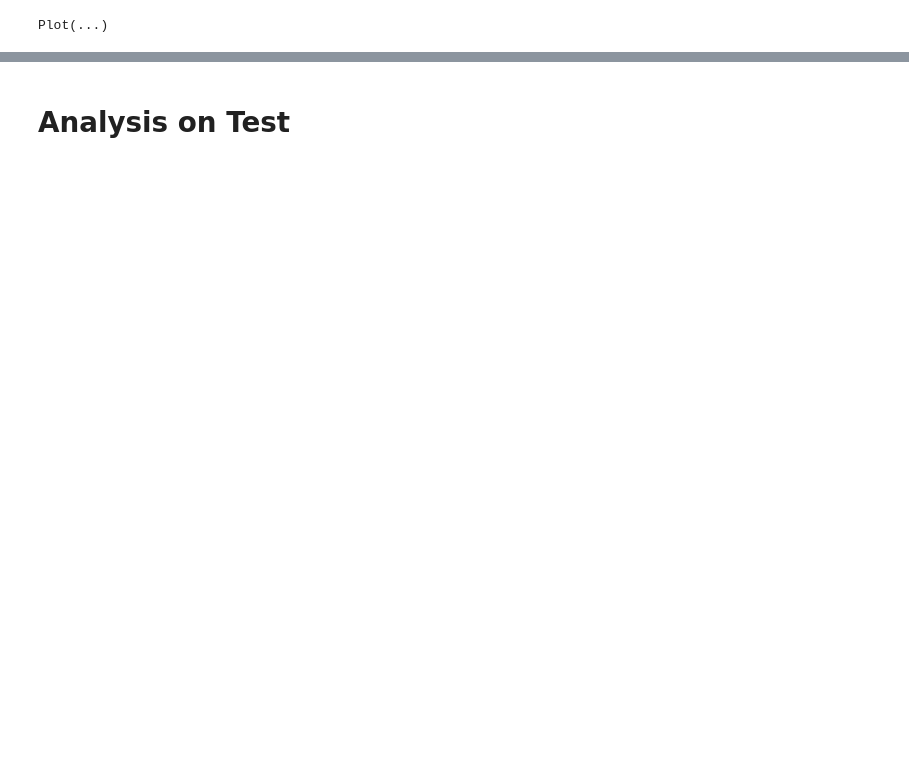
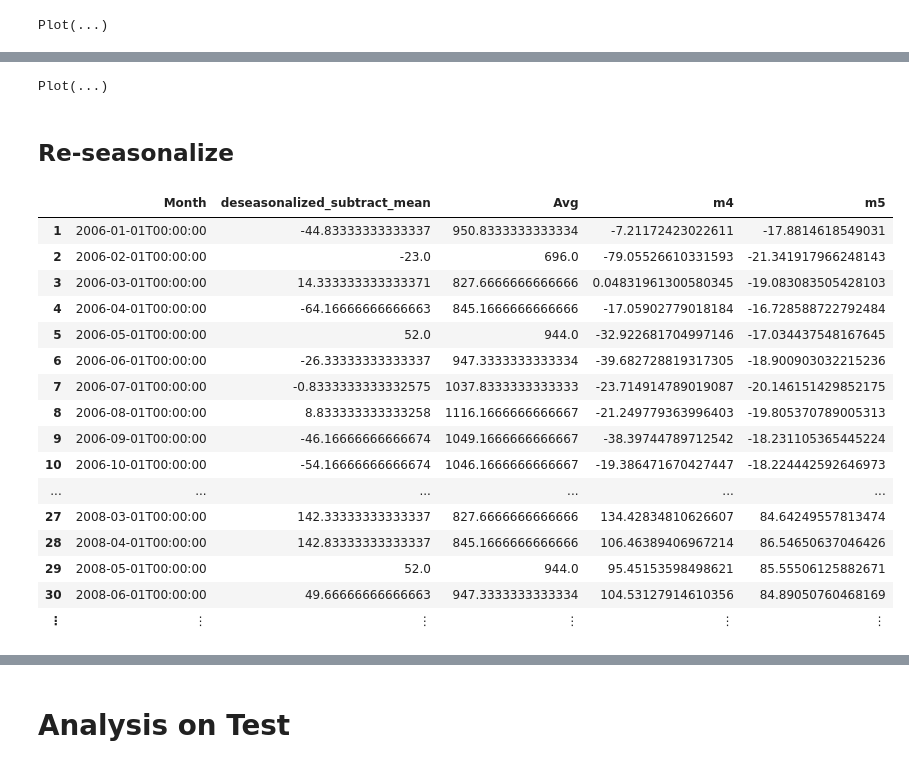
Before and after one commit to rainy0niu/Predicting-Crimes-in-Philadelphia, a Jupyter notebook: project_code/Deseasonalized_Fitting.ipynb, the cells around one changed output, grey strips where cells are left out. Cells and saved outputs as stored; diff of their text form; code cells hidden in the pictures; blank space fills up the shorter version.

```diff
--- a/project_code/Deseasonalized_Fitting.ipynb
+++ b/project_code/Deseasonalized_Fitting.ipynb
@@ -131,0 +195,5 @@ Plot(...)
+# %%
+Dmodels1 = DBurglary[:,50:50]
+Dmodels2 = DBurglary[:,1:1]
+Dmodels3 = Burglary[:,47:47]
+Dmodels = [Dmodels2 Dmodels1 Dmodels3]
@@ -131,0 +220,2 @@ Plot(...)
+# %%
+Dmodels[:m4] =  X₄*w₄
@@ -131,0 +240,4 @@ Plot(...)
+# %%
+
+X₄ = convert(Array{Float64, 2},X₄)
+quadreg = proxgrad_linesearch(QuadLoss(), QuadReg(), X₄, y₄; stepsize = L, maxiters = 100000)
@@ -131,0 +264,2 @@ Plot(...)
+# %%
+Dmodels[:m5] =  X₄*quadreg
@@ -131,0 +284,30 @@ Plot(...)
+# %%
+set_default_plot_size(30cm,10cm)
+Gadfly.plot(Dmodels,x=:Month,y=:deseasonalized_subtract_mean,Geom.point,
+layer(x=:Month,y=:m4,Geom.line,Theme(default_color=colorant"orange")),
+layer(x=:Month,y=:m5,Geom.line,Theme(default_color=colorant"green")),
+Guide.manual_color_key("Legend", ["NoReg", "QuadReg"], ["orange", "green"]))
+# %% [output]
+Plot(...)
+# %% [markdown]
+## Re-seasonalize
+# %%
+Dmodels
+# %% [output]
+|  | Month | deseasonalized_subtract_mean | Avg | m4 | m5 |
+| 1 | 2006-01-01T00:00:00 | -44.83333333333337 | 950.8333333333334 | -7.21172423022611 | -17.8814618549031 |
+| 2 | 2006-02-01T00:00:00 | -23.0 | 696.0 | -79.05526610331593 | -21.341917966248143 |
+| 3 | 2006-03-01T00:00:00 | 14.333333333333371 | 827.6666666666666 | 0.04831961300580345 | -19.083083505428103 |
+| 4 | 2006-04-01T00:00:00 | -64.16666666666663 | 845.1666666666666 | -17.05902779018184 | -16.728588722792484 |
+| 5 | 2006-05-01T00:00:00 | 52.0 | 944.0 | -32.922681704997146 | -17.034437548167645 |
+| 6 | 2006-06-01T00:00:00 | -26.33333333333337 | 947.3333333333334 | -39.682728819317305 | -18.900903032215236 |
+| 7 | 2006-07-01T00:00:00 | -0.8333333333332575 | 1037.8333333333333 | -23.714914789019087 | -20.146151429852175 |
+| 8 | 2006-08-01T00:00:00 | 8.833333333333258 | 1116.1666666666667 | -21.249779363996403 | -19.805370789005313 |
+| 9 | 2006-09-01T00:00:00 | -46.16666666666674 | 1049.1666666666667 | -38.39744789712542 | -18.231105365445224 |
+| 10 | 2006-10-01T00:00:00 | -54.16666666666674 | 1046.1666666666667 | -19.386471670427447 | -18.224442592646973 |
+| ... | ... | ... | ... | ... | ... |
+| 27 | 2008-03-01T00:00:00 | 142.33333333333337 | 827.6666666666666 | 134.42834810626607 | 84.64249557813474 |
+| 28 | 2008-04-01T00:00:00 | 142.83333333333337 | 845.1666666666666 | 106.46389406967214 | 86.54650637046426 |
+| 29 | 2008-05-01T00:00:00 | 52.0 | 944.0 | 95.45153598498621 | 85.55506125882671 |
+| 30 | 2008-06-01T00:00:00 | 49.66666666666663 | 947.3333333333334 | 104.53127914610356 | 84.89050760468169 |
+| ⋮ | ⋮ | ⋮ | ⋮ | ⋮ | ⋮ |
```
Also changed, not shown: parts of 46 cells of this notebook.
